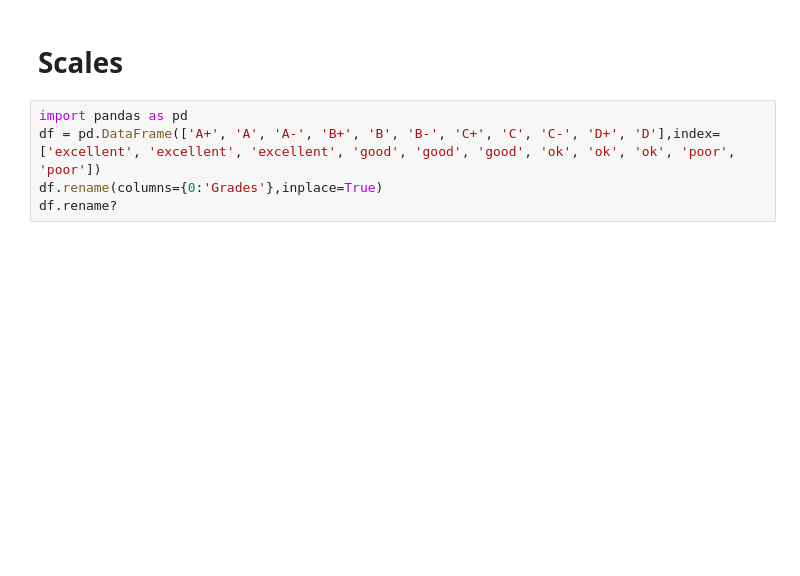
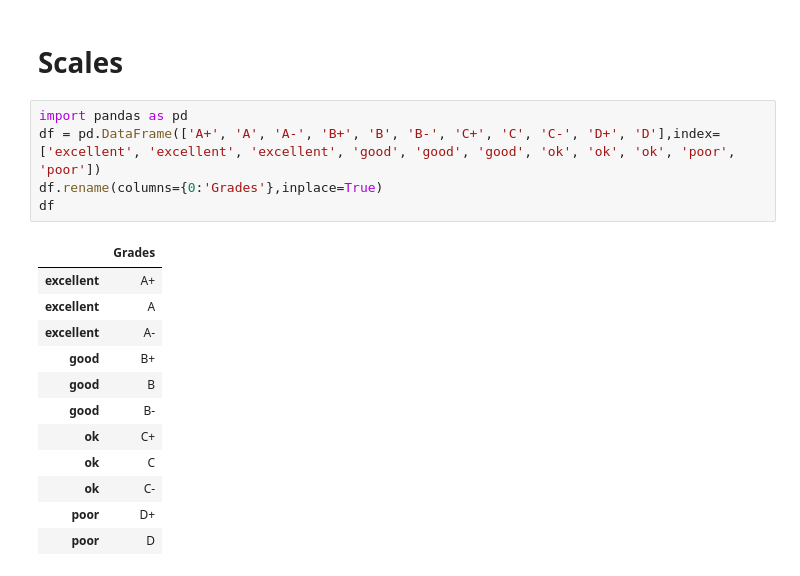
Before and after one commit to b117014/Python_programm, a Jupyter notebook: data-science/pandas/Series/pandas-2.ipynb, the cells around one changed output. Cells and saved outputs as stored; diff of their text form; blank space fills up the shorter version.

```diff
--- a/data-science/pandas/Series/pandas-2.ipynb
+++ b/data-science/pandas/Series/pandas-2.ipynb
@@ -507,5 +507,18 @@ print(type(df.groupby(level=0)['POPESTIMATE2010']))
 # %%
 import pandas as pd
 df = pd.DataFrame(['A+', 'A', 'A-', 'B+', 'B', 'B-', 'C+', 'C', 'C-', 'D+', 'D'],index=['excellent', 'excellent', 'excellent', 'good', 'good', 'good', 'ok', 'ok', 'ok', 'poor', 'poor'])
 df.rename(columns={0:'Grades'},inplace=True)
-df.rename?
+df
+# %% [output]
+|  | Grades |
+| excellent | A+ |
+| excellent | A |
+| excellent | A- |
+| good | B+ |
+| good | B |
+| good | B- |
+| ok | C+ |
+| ok | C |
+| ok | C- |
+| poor | D+ |
+| poor | D |
```
Also changed, not shown: parts of 4 cells of this notebook, 1 other file.
